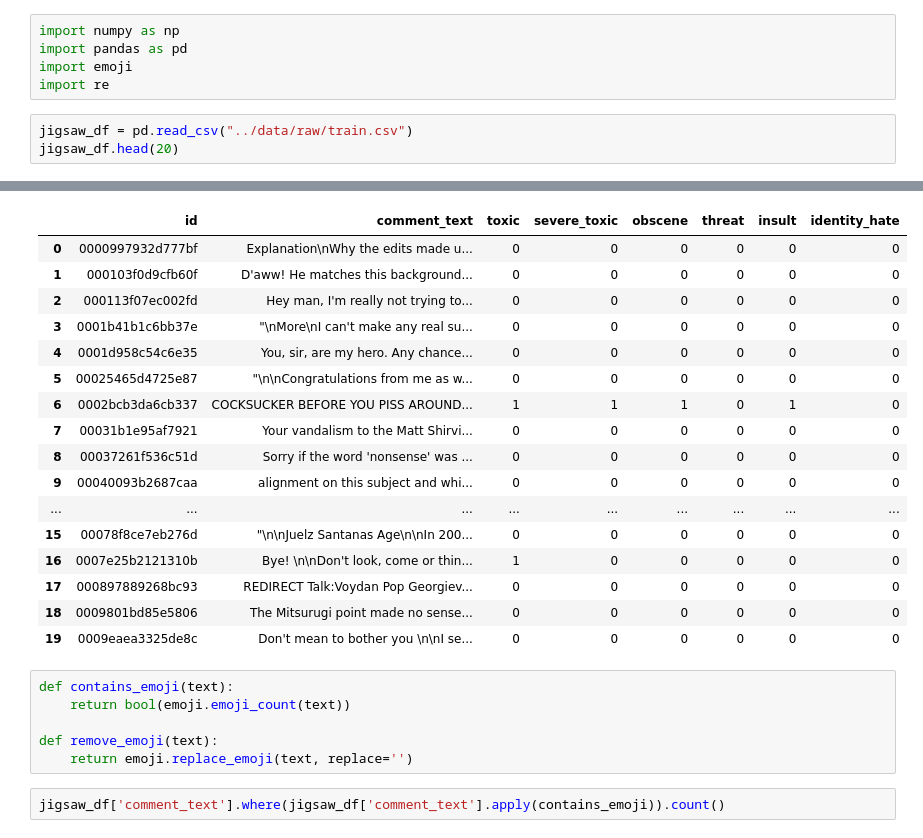
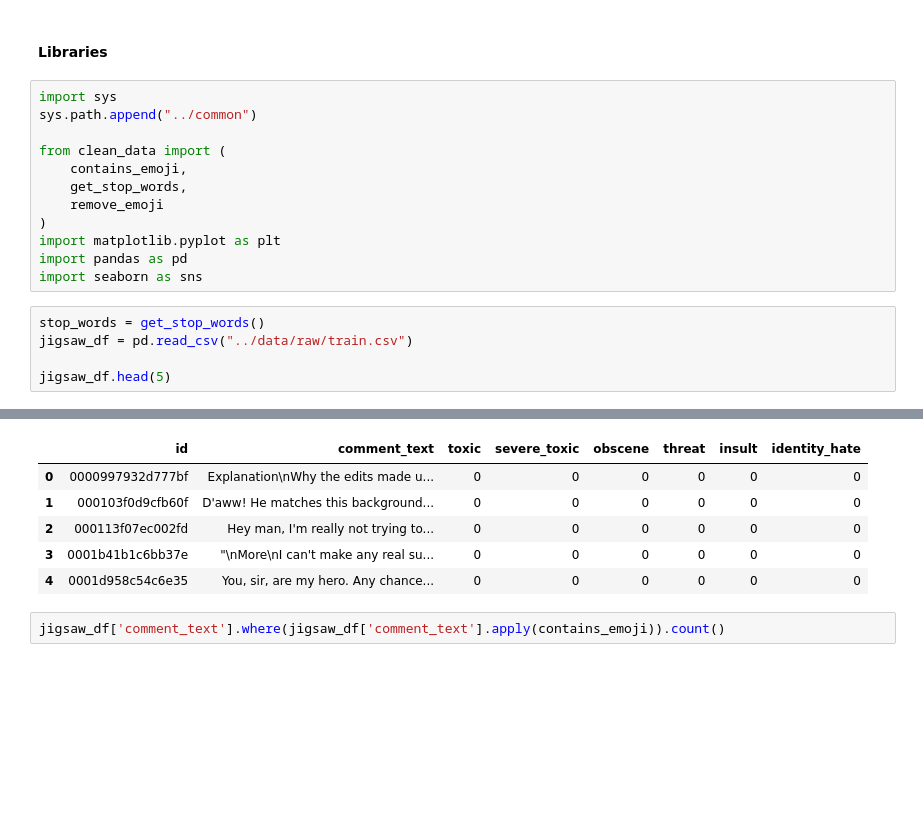
Before and after one commit to johne18/ml_learnings, a Jupyter notebook: SafeChat/notebooks/jigsaw_eda.ipynb, the cells around one changed output, grey strips where cells are left out. Saved outputs shown, nothing was run; the diff lists cells and outputs as text; blank space fills up the shorter version.

```diff
--- a/SafeChat/notebooks/jigsaw_eda.ipynb
+++ b/SafeChat/notebooks/jigsaw_eda.ipynb
@@ -1,9 +1,20 @@
+# %% [markdown]
+#### Libraries
 # %%
-import numpy as np
+import sys
+sys.path.append("../common")
+
+from clean_data import (
+    contains_emoji,
+    get_stop_words,
+    remove_emoji
+)
+import matplotlib.pyplot as plt
 import pandas as pd
-import emoji
-import re
+import seaborn as sns
 # %%
+stop_words = get_stop_words()
 jigsaw_df = pd.read_csv("../data/raw/train.csv")
-jigsaw_df.head(20)
+
+jigsaw_df.head(5)
 # %% [output]
@@ -10,26 +24,9 @@ jigsaw_df.head(20)
 |  | id | comment_text | toxic | severe_toxic | obscene | threat | insult | identity_hate |
 | 0 | 0000997932d777bf | Explanation\nWhy the edits made u... | 0 | 0 | 0 | 0 | 0 | 0 |
 | 1 | 000103f0d9cfb60f | D'aww! He matches this background... | 0 | 0 | 0 | 0 | 0 | 0 |
 | 2 | 000113f07ec002fd | Hey man, I'm really not trying to... | 0 | 0 | 0 | 0 | 0 | 0 |
 | 3 | 0001b41b1c6bb37e | "\nMore\nI can't make any real su... | 0 | 0 | 0 | 0 | 0 | 0 |
 | 4 | 0001d958c54c6e35 | You, sir, are my hero. Any chance... | 0 | 0 | 0 | 0 | 0 | 0 |
-| 5 | 00025465d4725e87 | "\n\nCongratulations from me as w... | 0 | 0 | 0 | 0 | 0 | 0 |
-| 6 | 0002bcb3da6cb337 | COCKSUCKER BEFORE YOU PISS AROUND... | 1 | 1 | 1 | 0 | 1 | 0 |
-| 7 | 00031b1e95af7921 | Your vandalism to the Matt Shirvi... | 0 | 0 | 0 | 0 | 0 | 0 |
-| 8 | 00037261f536c51d | Sorry if the word 'nonsense' was ... | 0 | 0 | 0 | 0 | 0 | 0 |
-| 9 | 00040093b2687caa | alignment on this subject and whi... | 0 | 0 | 0 | 0 | 0 | 0 |
-| ... | ... | ... | ... | ... | ... | ... | ... | ... |
-| 15 | 00078f8ce7eb276d | "\n\nJuelz Santanas Age\n\nIn 200... | 0 | 0 | 0 | 0 | 0 | 0 |
-| 16 | 0007e25b2121310b | Bye! \n\nDon't look, come or thin... | 1 | 0 | 0 | 0 | 0 | 0 |
-| 17 | 000897889268bc93 | REDIRECT Talk:Voydan Pop Georgiev... | 0 | 0 | 0 | 0 | 0 | 0 |
-| 18 | 0009801bd85e5806 | The Mitsurugi point made no sense... | 0 | 0 | 0 | 0 | 0 | 0 |
-| 19 | 0009eaea3325de8c | Don't mean to bother you \n\nI se... | 0 | 0 | 0 | 0 | 0 | 0 |
-# %%
-def contains_emoji(text):
-    return bool(emoji.emoji_count(text))
-
-def remove_emoji(text):
-    return emoji.replace_emoji(text, replace='')
 # %%
 jigsaw_df['comment_text'].where(jigsaw_df['comment_text'].apply(contains_emoji)).count()
 # %% [output]
```
Also changed, not shown: parts of 8 cells of this notebook, 7 other files.
